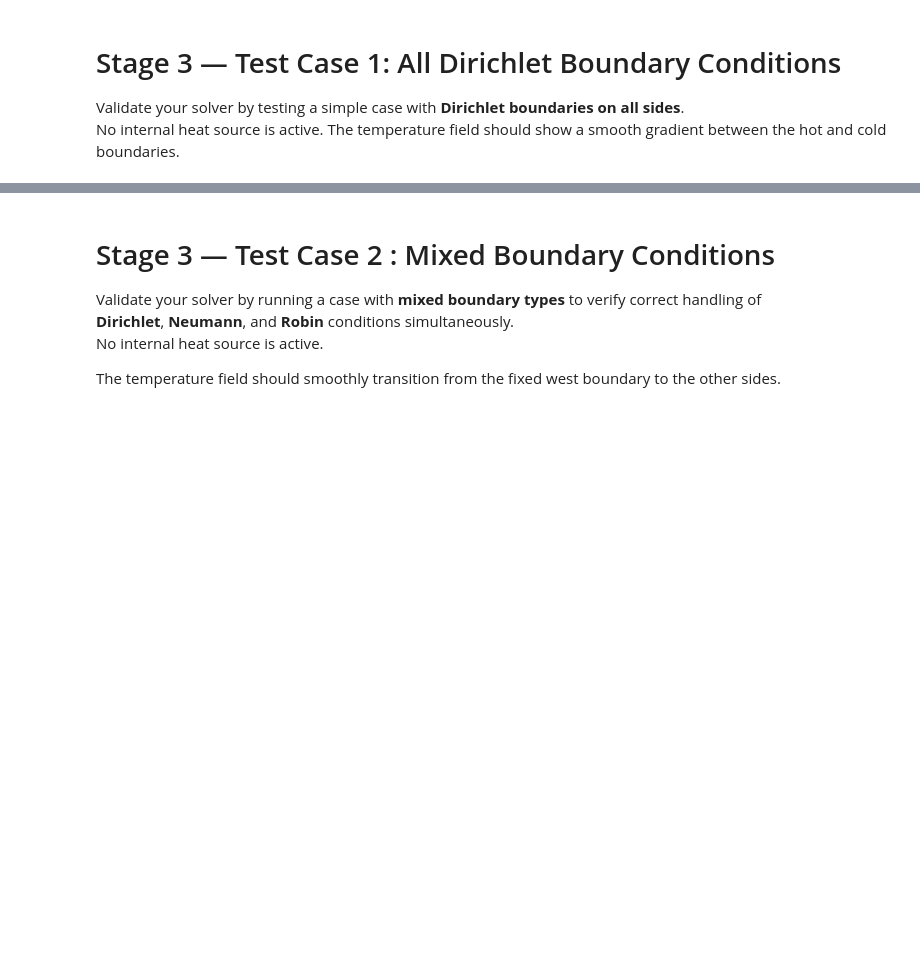
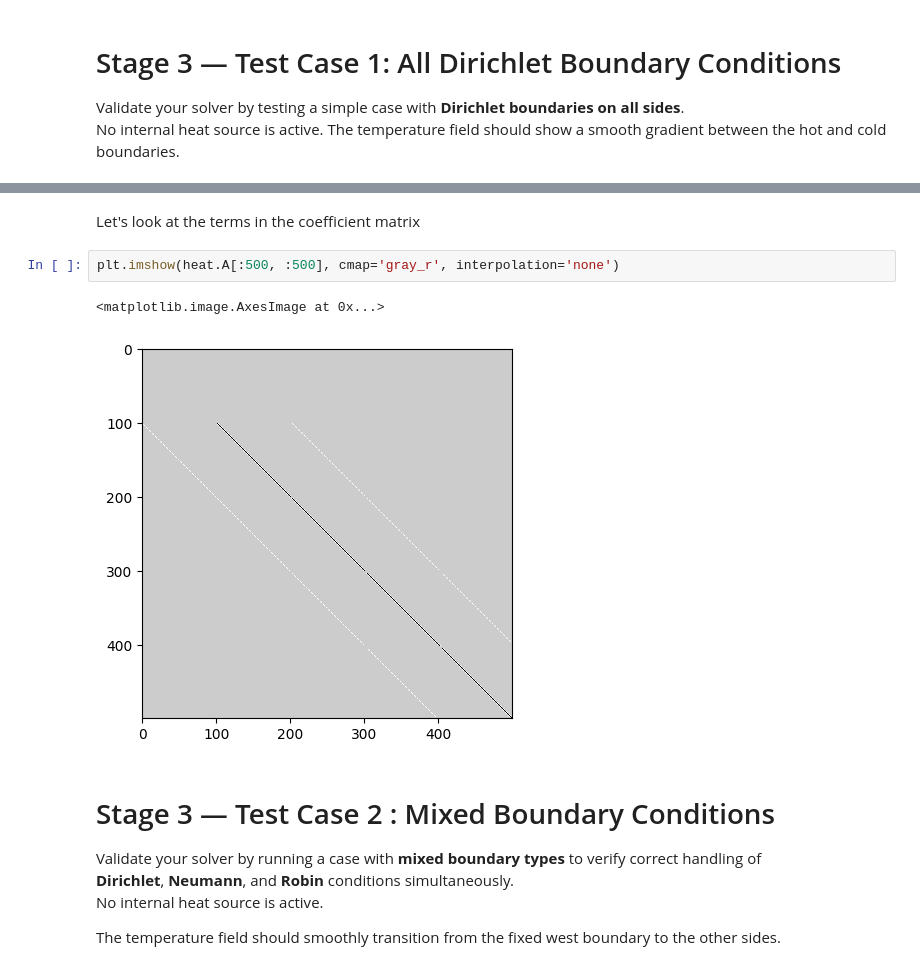
Before and after one commit to Nik0k01/CTFD, a Jupyter notebook: notebooks/Nikodem_Dabrowski_ex2.ipynb, the cells around one changed output, grey strips where cells are left out. Drawn from its saved outputs; the diff is of its cells as text; blank space fills up the shorter version.

Commit message:
Improvements in matrix coefficient calculation

```diff
--- a/notebooks/Nikodem_Dabrowski_ex2.ipynb
+++ b/notebooks/Nikodem_Dabrowski_ex2.ipynb
@@ -264,3 +266,10 @@ heat.plot(T)
+# %% [markdown]
+Let's look at the terms in the coefficient matrix
+# %%
+plt.imshow(heat.A[:500, :500], cmap='gray_r', interpolation='none')
+# %% [output]
+<matplotlib.image.AxesImage at 0x...>
+[figure, added]
 # %% [markdown]
 # Stage 3 — Test Case 2 : Mixed Boundary Conditions
 
```
Also changed, not shown: parts of 2 cells of this notebook.
